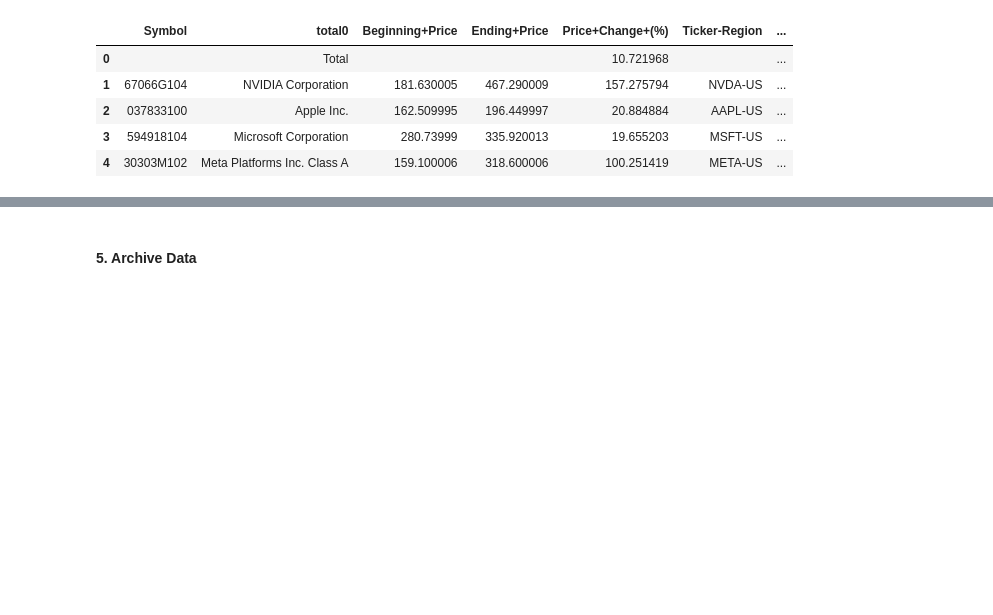
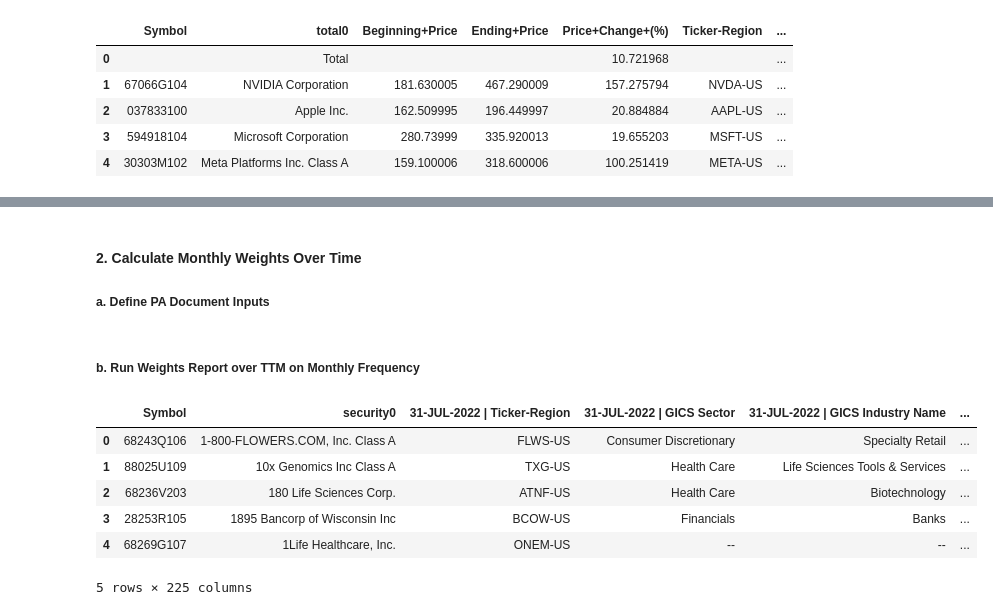
Before and after one commit to nurciuoli/analysis_workspace, a Jupyter notebook: Nvidia Holder Analysis - Querying Data.ipynb, the cells around one changed output, grey strips where cells are left out. Drawn from its saved outputs; the diff is of its cells as text; code cells hidden in the pictures; blank space fills up the shorter version.

Commit message:
rerun queries and add weights over time

```diff
--- a/Nvidia Holder Analysis - Querying Data.ipynb
+++ b/Nvidia Holder Analysis - Querying Data.ipynb
@@ -173,8 +176,8 @@ dfd = df[df['bench_id'].isin(benchs_of_interest)]
 dfd['pa_ticker'] = 'LION:'+dfd['lionshares_ticker']
 dfd['pa_bench'] = 'BENCH:'+dfd['bench_id']
 
-#Filter to the top 250 by AUM
-df_f = dfd.head(250)
+#Filter to the top 100 by AUM
+df_f = dfd.head(100)
 
 pa_doc.run_calc(portfolios = df_f['pa_ticker'].to_list(),benchmarks= df_f['pa_bench'].to_list(),start_date = '0M-1AY',
                             end_date = '0M')
@@ -188,6 +191,10 @@ for x in list(pa_doc.data.keys()):
 #Add Column with lionshares formatted ticker
 pattern = r'LION:(.*?)BENCH'
 df_full['lionshares_ticker'] = df_full['port_bench'].str.extract(pattern, expand=False)
+#join to mutual dataframe on lionshares ticker
+df_final = dfd.set_index('lionshares_ticker').join(df_full[df_full['Ticker-Region']=='NVDA-US'].set_index('lionshares_ticker'),how='left')
+
+df_final.to_csv('nvidia_holder_analysis_full_dataset_20230828.csv')
 
 df_full.head()
 # %% [output]
@@ -221,2 +206,0 @@ df_final
-# %% [markdown]
-#### 5. Archive Data
@@ -226,0 +207,4 @@ df_final.to_csv('nvidia_holder_analysis_full_dataset_20230828.csv')
+# %% [markdown]
+#### 2. Calculate Monthly Weights Over Time
+
+##### a. Define PA Document Inputs
@@ -226,0 +216,30 @@ df_final.to_csv('nvidia_holder_analysis_full_dataset_20230828.csv')
+# %% [markdown]
+##### b. Run Weights Report over TTM on Monthly Frequency
+# %%
+pa_doc_w = pa.DocumentTemplate(pa_document_name='PERSONAL:API_REPORTS_SINGLE',
+                            pa_component_category='main / Weights',
+                            pa_component_name='Weights',
+)
+pa_doc_w.run_calc(portfolios = df_f['pa_ticker'].to_list(),benchmarks= df_f['pa_bench'].to_list(),start_date = '0M-1AY',
+                            end_date = '0M',frequency='Monthly')
+
+#append all outputs to mutual dataframe
+df_full= pd.DataFrame()
+for x in list(pa_doc_w.data.keys()):
+    temp = pa_doc_w.data[x][0]
+    temp['port_bench'] = x
+    df_full = pd.concat([df_full,temp])
+#Add Column with lionshares formatted ticker
+pattern = r'LION:(.*?)BENCH'
+df_full['lionshares_ticker'] = df_full['port_bench'].str.extract(pattern, expand=False)
+#join to mutual dataframe on lionshares ticker
+
+df_full.head()
+# %% [output]
+|  | Symbol | security0 | 31-JUL-2022 | Ticker-Region | 31-JUL-2022 | GICS Sector | 31-JUL-2022 | GICS Industry Name | ... |
+| 0 | 68243Q106 | 1-800-FLOWERS.COM, Inc. Class A | FLWS-US | Consumer Discretionary | Specialty Retail | ... |
+| 1 | 88025U109 | 10x Genomics Inc Class A | TXG-US | Health Care | Life Sciences Tools & Services | ... |
+| 2 | 68236V203 | 180 Life Sciences Corp. | ATNF-US | Health Care | Biotechnology | ... |
+| 3 | 28253R105 | 1895 Bancorp of Wisconsin Inc | BCOW-US | Financials | Banks | ... |
+| 4 | 68269G107 | 1Life Healthcare, Inc. | ONEM-US | -- | -- | ... |
+5 rows × 225 columns
```
Also changed, not shown: parts of 7 cells of this notebook, 1 other file.
